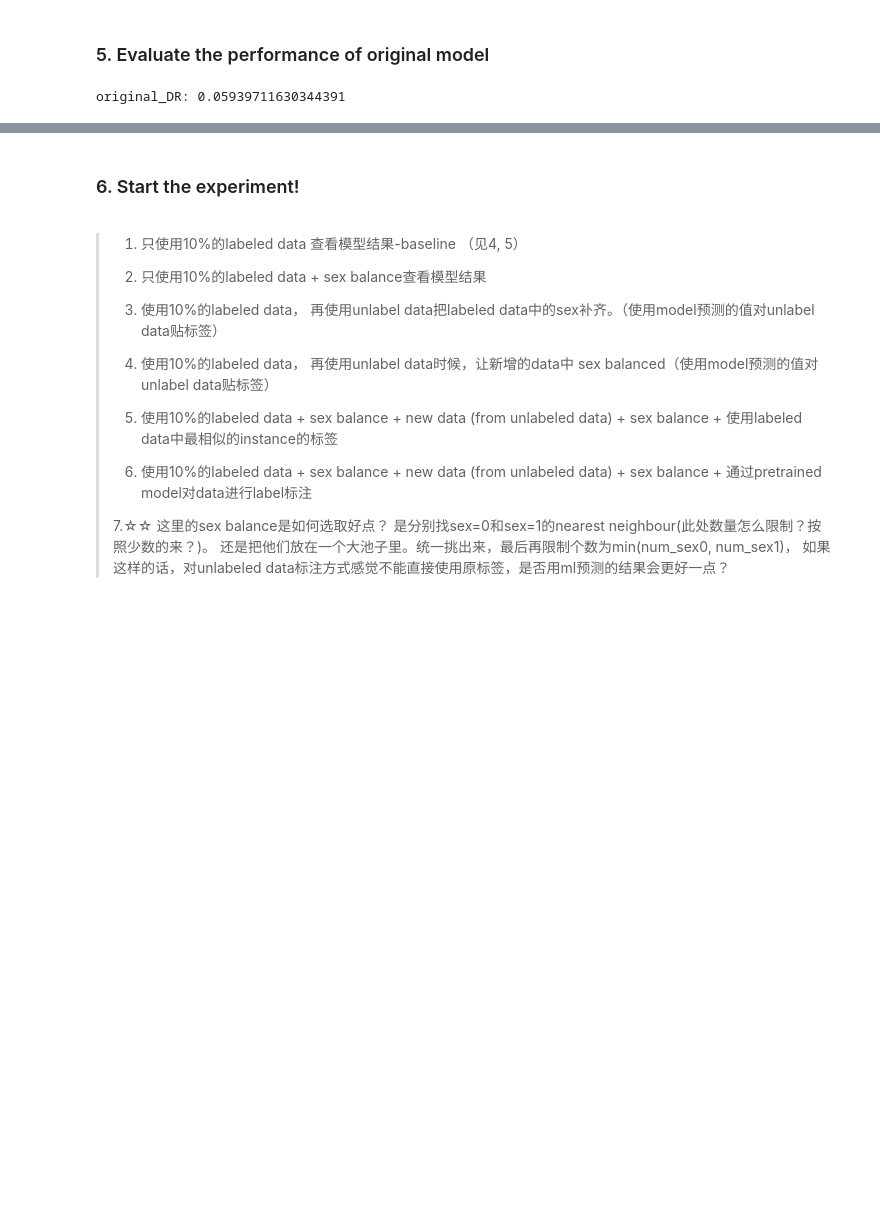
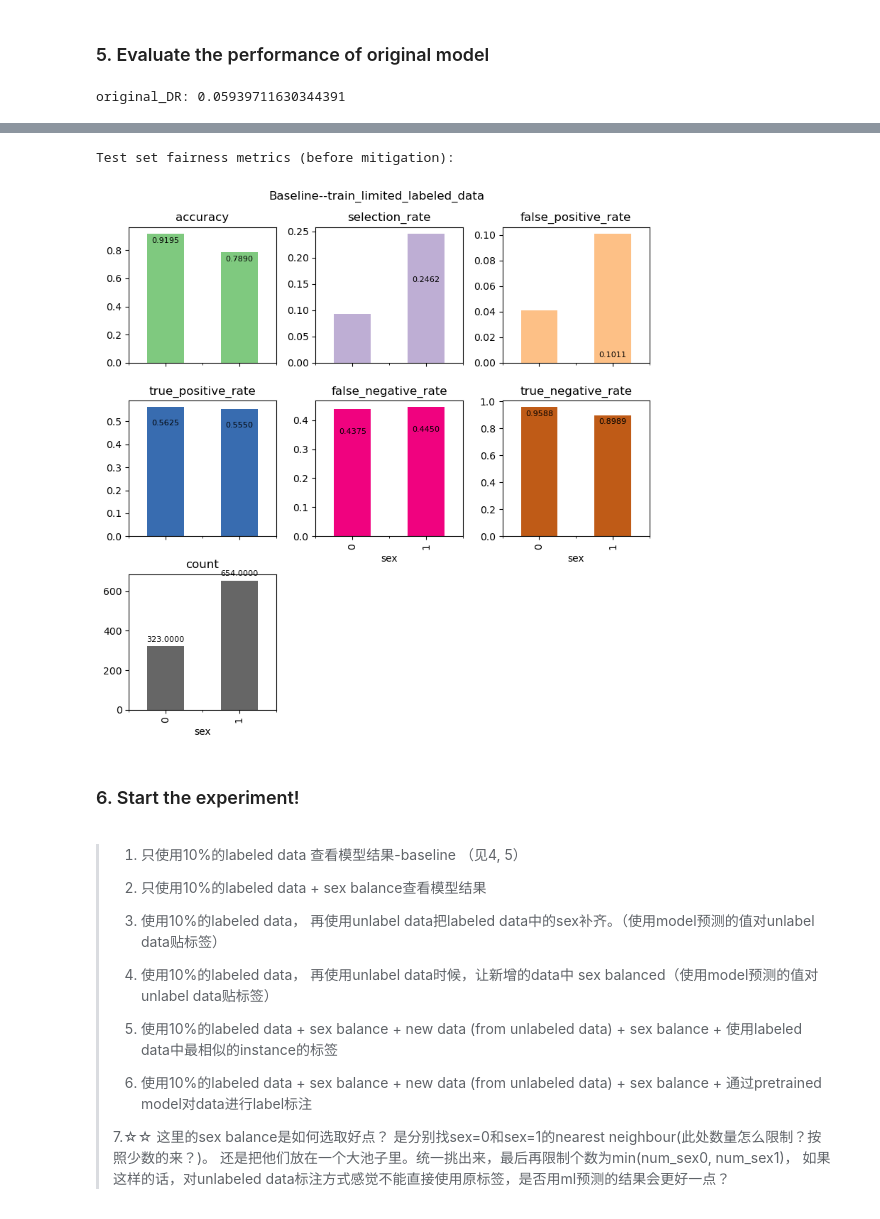
Before and after one commit to youlei202/FairSHAP, a Jupyter notebook: zl_demo_all.ipynb, the cells around one changed output, grey strips where cells are left out. Drawn from its saved outputs; the diff is of its cells as text; code cells hidden in the pictures; blank space fills up the shorter version.

```diff
--- a/zl_demo_all.ipynb
+++ b/zl_demo_all.ipynb
@@ -164,3 +225,53 @@ Test set fairness metrics (before mitigation):
+# %%
+metrics = {'accuracy': accuracy_score,
+           'selection_rate': selection_rate,
+           'false_positive_rate': false_positive_rate,
+           'true_positive_rate': true_positive_rate,
+           'false_negative_rate': false_negative_rate,
+           'true_negative_rate': true_negative_rate,
+              'count': count}
+
+# sensitive feature in X_test
+a_test = X_test['sex']
+
+mf_original = MetricFrame(metrics=metrics,
+                 y_true=y_test,
+                 y_pred=y_pred_sex_balanced,
+                 sensitive_features=a_test)
+
+print("Test set fairness metrics (before mitigation):")
+
+# 绘制柱状图
+ax = mf_original.by_group.plot(
+    kind="bar",
+    subplots=True,
+    layout=[3, 3],
+    legend=False,
+    figsize=[8, 8],
+    colormap="Accent",
+    title="Baseline--train_limited_labeled_data",
+)
+
+# 显示数值
+for subplot in ax.flatten():  # 遍历每个子图
+    if subplot is not None:
+        for bar in subplot.patches:  # 遍历每个柱子
+            height = bar.get_height()
+            subplot.annotate(
+                f"{height:.4f}",  # 格式化数值
+                xy=(bar.get_x() + bar.get_width() / 2, height-0.1),
+                xytext=(0, 3),  # 在柱子上方稍微偏移一些
+                textcoords="offset points",
+                ha='center', va='bottom',
+                fontsize=8
+            )
+
+# 显示图形
+plt.tight_layout()
+plt.show()
+# %% [output]
+Test set fairness metrics (before mitigation):
+[figure, added]
 # %% [markdown]
 ### 6. Start the experiment!
 # %% [markdown]
```
Also changed, not shown: parts of 8 cells of this notebook, 1 other file.
